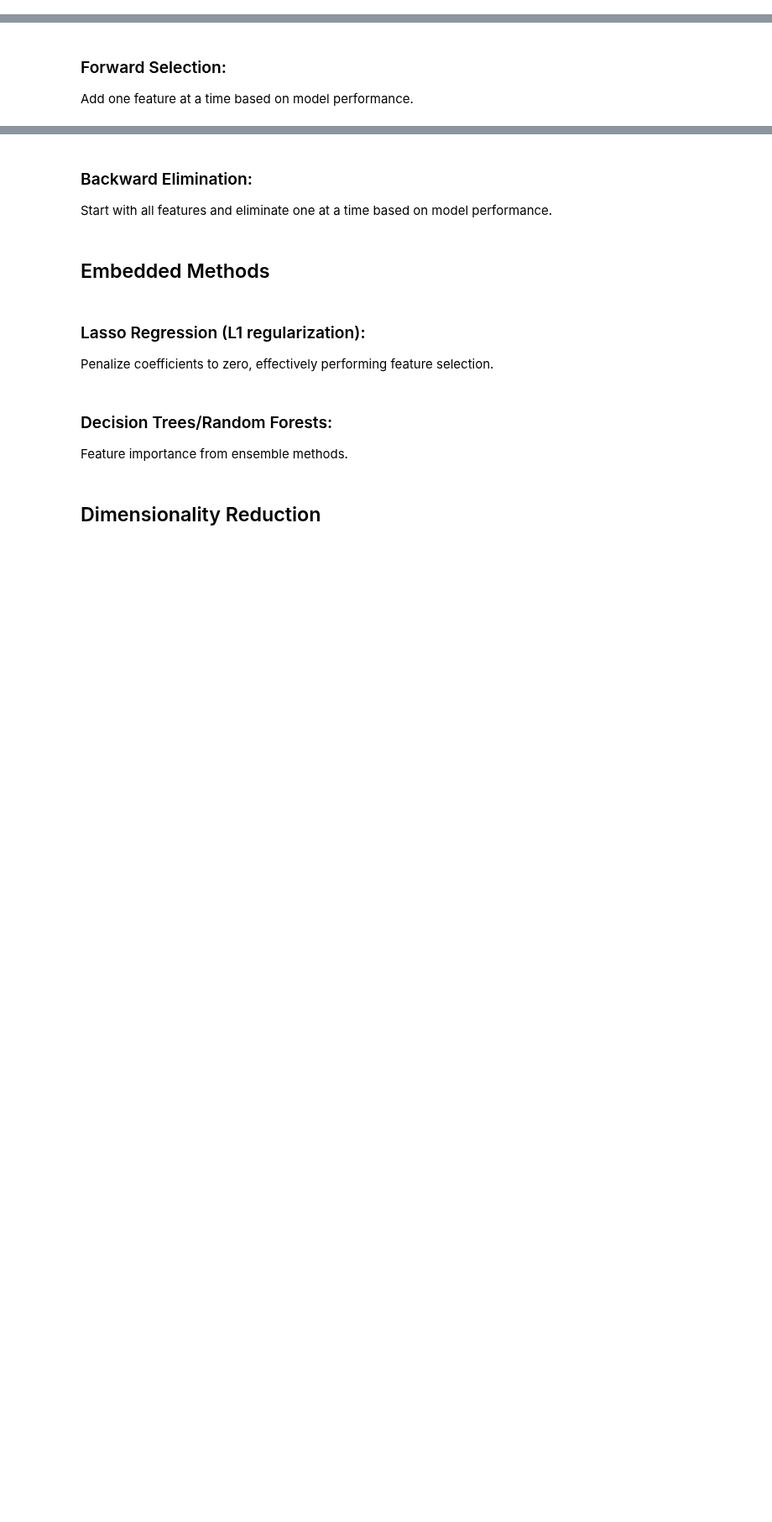
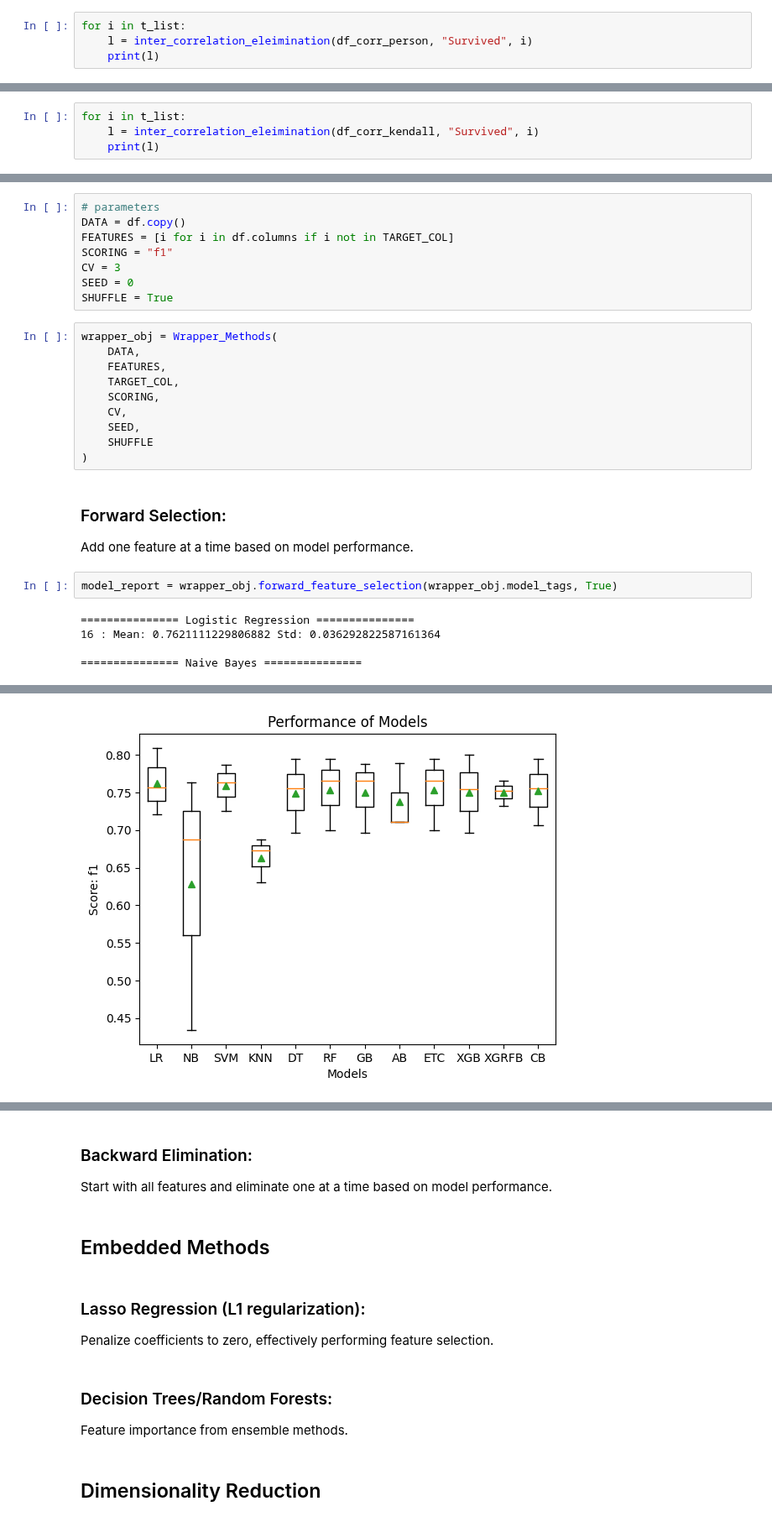
Before and after one commit to Rahul-404/Titanic_Problem_Kaggel, a Jupyter notebook: 4_Feature_Selection.ipynb, the cells around one changed output, grey strips where cells are left out. Shown at 84% size. Saved outputs shown, nothing was run; the diff lists cells and outputs as text; blank space fills up the shorter version.

```diff
--- a/4_Feature_Selection.ipynb
+++ b/4_Feature_Selection.ipynb
@@ -374,3 +405,7 @@ df_corr_person.style.applymap(highlight_scores, subset=df_corr_person.columns)
 inter_correlation_eleimination(df_corr_person, "Survived", 0.3)
 # %% [output]
 {}
+# %%
+for i in t_list:
+    l = inter_correlation_eleimination(df_corr_person, "Survived", i)
+    print(l)
@@ -392,2 +438,6 @@ inter_correlation_eleimination(df_corr_kendall, "Survived", 0.3)
 # %% [output]
 {}
+# %%
+for i in t_list:
+    l = inter_correlation_eleimination(df_corr_kendall, "Survived", i)
+    print(l)
@@ -431,3 +668,28 @@ Select features based on statistical significance
+# %%
+# parameters
+DATA = df.copy()
+FEATURES = [i for i in df.columns if i not in TARGET_COL]
+SCORING = "f1"
+CV = 3
+SEED = 0
+SHUFFLE = True
+# %%
+wrapper_obj = Wrapper_Methods(
+    DATA,
+    FEATURES,
+    TARGET_COL,
+    SCORING,
+    CV,
+    SEED,
+    SHUFFLE
+)
 # %% [markdown]
 ### Forward Selection:
 Add one feature at a time based on model performance.
+# %%
+model_report = wrapper_obj.forward_feature_selection(wrapper_obj.model_tags, True)
+# %% [output]
+=============== Logistic Regression ===============
+16 : Mean: 0.7621111229806882 Std: 0.036292822587161364
+
+=============== Naive Bayes ===============
@@ -433,0 +713 @@ Add one feature at a time based on model performance.
+[figure, added]
```
Also changed, not shown: parts of 26 cells of this notebook.
